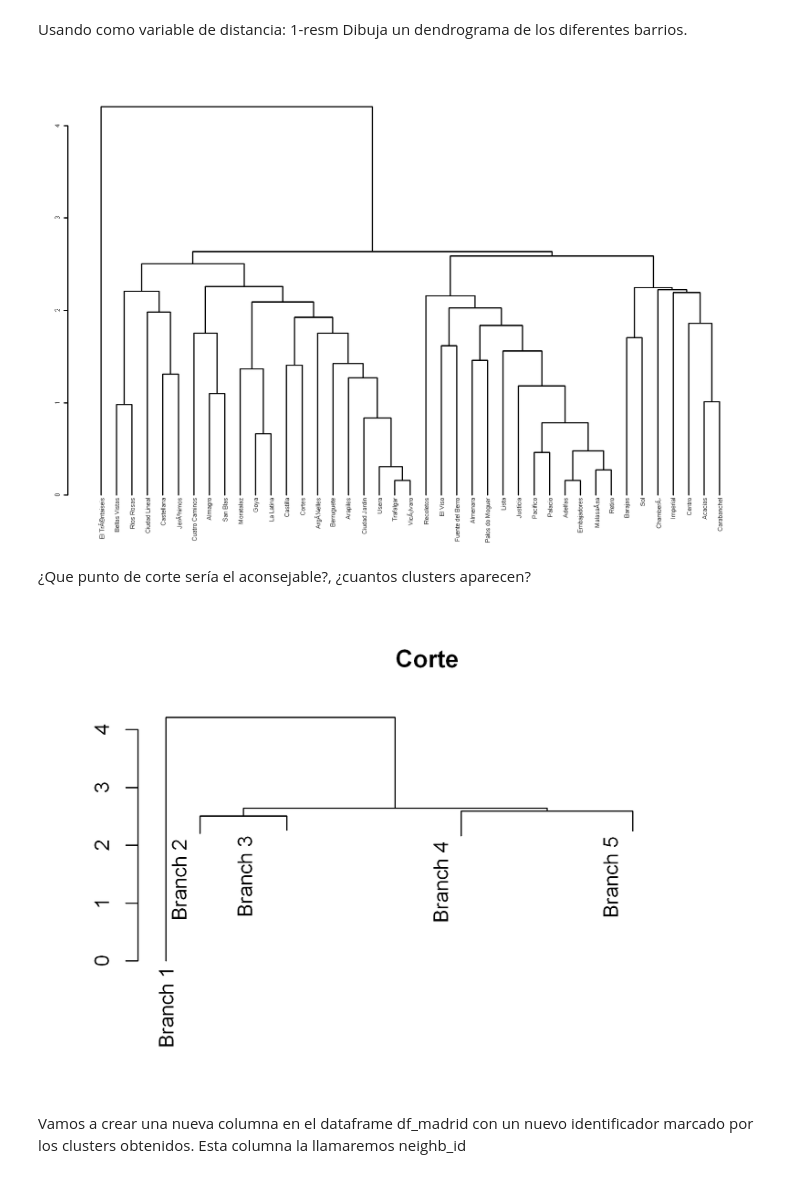
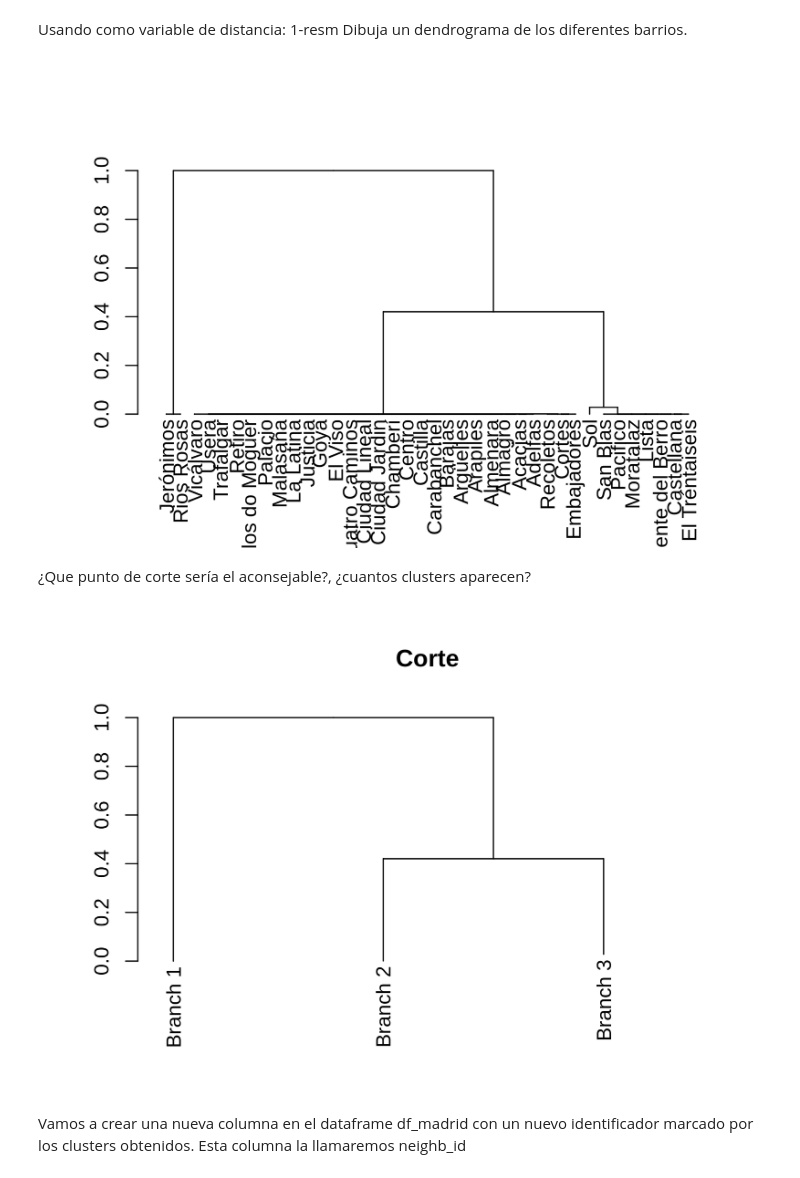
Before and after one commit to jimmyls92/Practica_Data_Mining, a Jupyter notebook: Practica-JaimeLopez.ipynb, the cells around one changed output. Cells and saved outputs as stored; diff of their text form; code cells hidden in the pictures.

```diff
--- a/Practica-JaimeLopez.ipynb
+++ b/Practica-JaimeLopez.ipynb
@@ -31,2 +27,4 @@ x dplyr::lag()    masks stats::lag()
 # %%
-airbnb_filter <- select(airbnb, c('City','Room.Type','Neighbourhood','Accommodates','Bathrooms','Bedrooms','Beds','Price','Square.Feet','Guests.Included','Extra.People','Review.Scores.Rating','Latitude', 'Longitude'))
+airbnb_filter <- select(airbnb, c('City','Room.Type','Neighbourhood','Accommodates','Bathrooms',
+                          'Bedrooms','Beds','Price','Square.Feet','Guests.Included','Extra.People',
+                          'Review.Scores.Rating','Latitude', 'Longitude'))
@@ -69,11 +35,13 @@ Podemos eliminar las siguientes columnas que ya no son necesarias:
 
 Llama a nuevo dataframe df_madrid.
 # %%
-df_madrid = airbnb_filter %>% filter(airbnb_filter$Room.Type=="Entire home/apt")
-df_madrid = df_madrid %>% filter(df_madrid$City=="Madrid")
-df_madrid = df_madrid %>% filter(df_madrid$Neighbourhood!="")
+df_madrid = airbnb_filter %>%
+    filter(Room.Type=="Entire home/apt" & City=="Madrid" & Neighbourhood!="")
+
 borrar <- c("City","Room.Type")
 df_madrid <- df_madrid[ , !(names(df_madrid) %in% borrar)]
+
+set.seed(123)
 # %%
 head(df_madrid)
 summary(df_madrid)
@@ -212,8 +120,0 @@ summary(df_madrid)
-# %%
-borrar <- c("Aluche","Arganzuela","Atocha","Bellas vistas","Berrugete","Castillejos","Delicias","Estrella",
-           "Fuencarral-el Pardo","Fuencarral-El Pardo","Gaztambide", "Guindalera","HispanoamÃ©rica","Hortaleza","Ibiza",
-           "La Chopera","Legazpi","Moncloa","Nueva EspaÃ±a","Prosperidad","Puente de Vallecas","TetuÃ¡n","Valdeacederas",
-           "Vallehermosa","Villa de Vallecas","Villaverde")
-
-#df_madrid <- df_madrid[df_madrid$Neighbourhood[!(names(df_madrid) %in% borrar)]]
-df_madrid<- filter (df_madrid, !(df_madrid$Neighbourhood %in% borrar))
@@ -219,0 +144,7 @@ df_madrid<- filter (df_madrid, !(df_madrid$Neighbourhood %in% borrar))
+# %%
+neighb_all_na <- df_madrid %>% group_by(Neighbourhood) %>%
+  summarise(num_na=sum(is.na(Square.Meters))/length(Square.Meters)) %>%
+  filter(num_na==1) %>% select(Neighbourhood)
+df_madrid <- df_madrid[!df_madrid$Neighbourhood %in% neighb_all_na$Neighbourhood,]
+paste("Quedan ",length(unique(df_madrid$Neighbourhood)),"barrios")
+dim(df_madrid)
@@ -280,19 +220,18 @@ The following object is masked from 'package:tidyr':
 Usando como variable de distancia: 1-resm
 Dibuja un dendrograma de los diferentes barrios.
 # %%
-d <- dist(as.matrix(1-resm),method = "euclidean")
+d <- as.dist(1-resm)
 hc <- hclust(d,method="complete")
 hcd <- as.dendrogram(hc)
-par(cex=0.3)
 plot(hcd)
 # %% [output]
-[figure, old version]
+[figure, new version]
 # %% [markdown]
 ¿Que punto de corte sería el aconsejable?, ¿cuantos clusters aparecen?
 # %%
-plot(cut(hcd, h = 2.5)$upper, main = "Corte", cex=1)
+plot(cut(hcd, h = 0.2)$upper, main = "Corte", cex=1)
 # %% [output]
-[figure, old version]
+[figure, new version]
 # %% [markdown]
 Vamos a crear una nueva columna en el dataframe df_madrid con un nuevo identificador marcado por los clusters obtenidos. Esta columna la llamaremos neighb_id
 # %%
```
Also changed, not shown: parts of 43 cells of this notebook.
